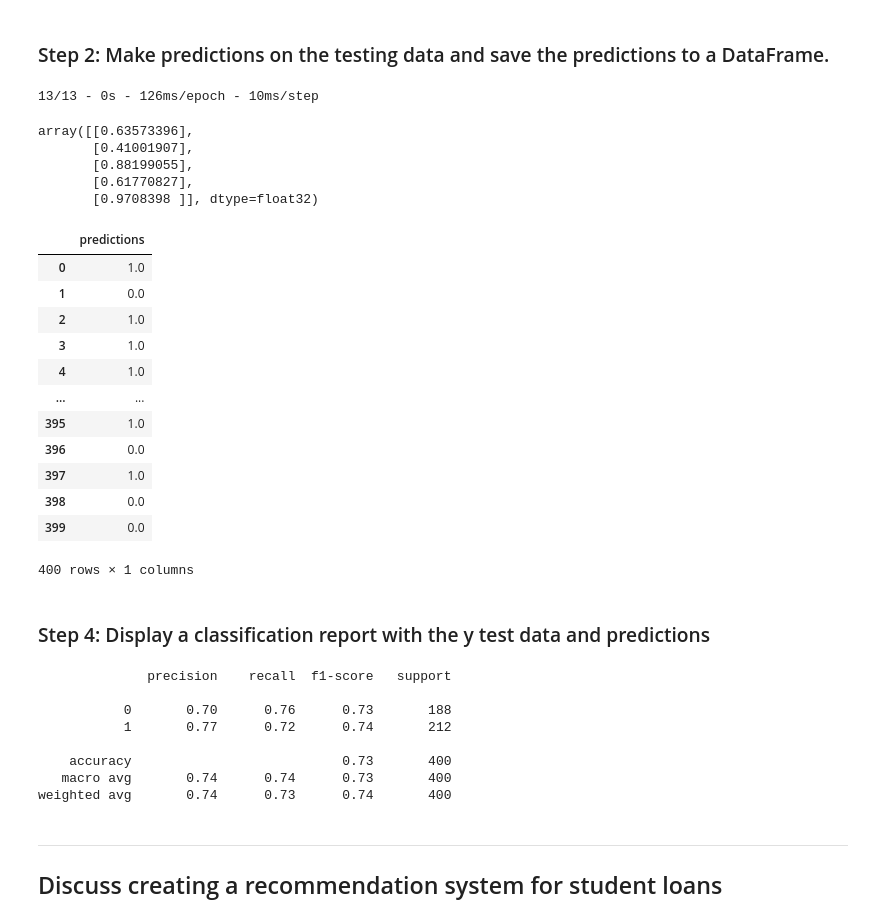
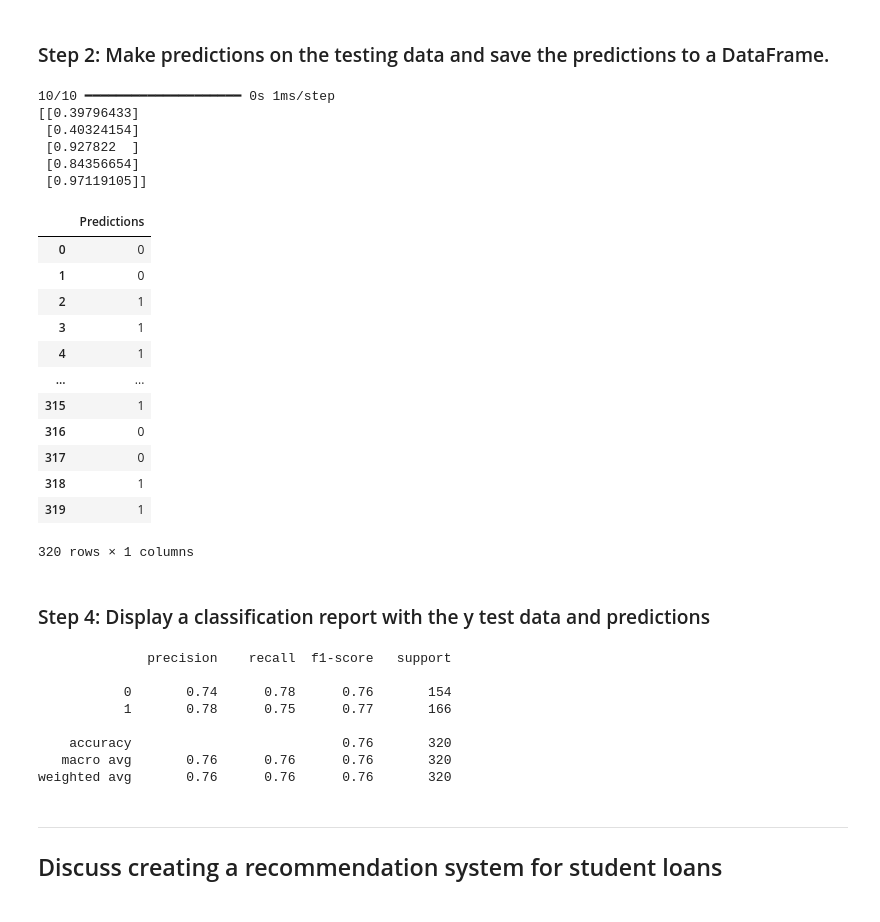
Before and after one commit to chelseyellen/neural-network-challenge-1, a Jupyter notebook: student_loans_with_deep_learning - CEH.ipynb, the cells around one changed output. Cells and saved outputs as stored; diff of their text form; code cells hidden in the pictures.

```diff
--- a/student_loans_with_deep_learning - CEH.ipynb
+++ b/student_loans_with_deep_learning - CEH.ipynb
@@ -212,53 +213,58 @@ model.save(model_file_path)
 # %% [markdown]
 ### Step 1: Reload your saved model.
 # %%
-# Set the model's file path
-
-
 # Load the model to a new object
+loaded_model = load_model(model_file_path)
 # %% [markdown]
 ### Step 2: Make predictions on the testing data and save the predictions to a DataFrame.
 # %%
 # Make predictions with the test data
-
+predictions = loaded_model.predict(X_test_scaled)
 
 # Display a sample of the predictions
+print(predictions[:5])
 # %% [output]
-13/13 - 0s - 126ms/epoch - 10ms/step
+10/10 ━━━━━━━━━━━━━━━━━━━━ 0s 1ms/step
+[[0.39796433]
+ [0.40324154]
+ [0.927822  ]
+ [0.84356654]
+ [0.97119105]]
-array([[0.63573396],
-       [0.41001907],
-       [0.88199055],
-       [0.61770827],
-       [0.9708398 ]], dtype=float32)
 # %%
 # Save the predictions to a DataFrame and round the predictions to binary results
+binary_predictions = (predictions > 0.5).astype(int)
+predictions_df = pd.DataFrame(binary_predictions, columns=['Predictions'])
+
+predictions_df
 # %% [output]
-|  | predictions |
-| 0 | 1.0 |
-| 1 | 0.0 |
-| 2 | 1.0 |
-| 3 | 1.0 |
-| 4 | 1.0 |
+|  | Predictions |
+| 0 | 0 |
+| 1 | 0 |
+| 2 | 1 |
+| 3 | 1 |
+| 4 | 1 |
 | ... | ... |
-| 395 | 1.0 |
-| 396 | 0.0 |
-| 397 | 1.0 |
-| 398 | 0.0 |
-| 399 | 0.0 |
+| 315 | 1 |
+| 316 | 0 |
+| 317 | 0 |
+| 318 | 1 |
+| 319 | 1 |
-400 rows × 1 columns
+320 rows × 1 columns
 # %% [markdown]
 ### Step 4: Display a classification report with the y test data and predictions
 # %%
 # Print the classification report with the y test data and predictions
+report = classification_report(y_test, binary_predictions)
+print(report)
 # %% [output]
               precision    recall  f1-score   support
 
-           0       0.70      0.76      0.73       188
-           1       0.77      0.72      0.74       212
+           0       0.74      0.78      0.76       154
+           1       0.78      0.75      0.77       166
 
-    accuracy                           0.73       400
-   macro avg       0.74      0.74      0.73       400
-weighted avg       0.74      0.73      0.74       400
+    accuracy                           0.76       320
+   macro avg       0.76      0.76      0.76       320
+weighted avg       0.76      0.76      0.76       320
 # %% [markdown]
 ---
 ## Discuss creating a recommendation system for student loans
```
Also changed, not shown: parts of 1 cell of this notebook, 1 other file.
